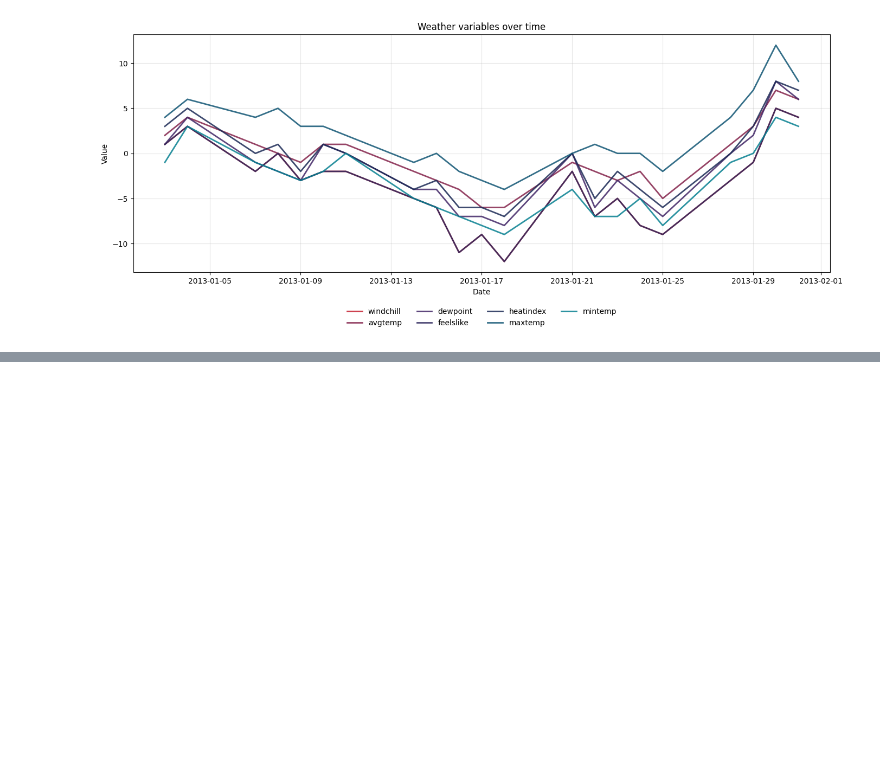
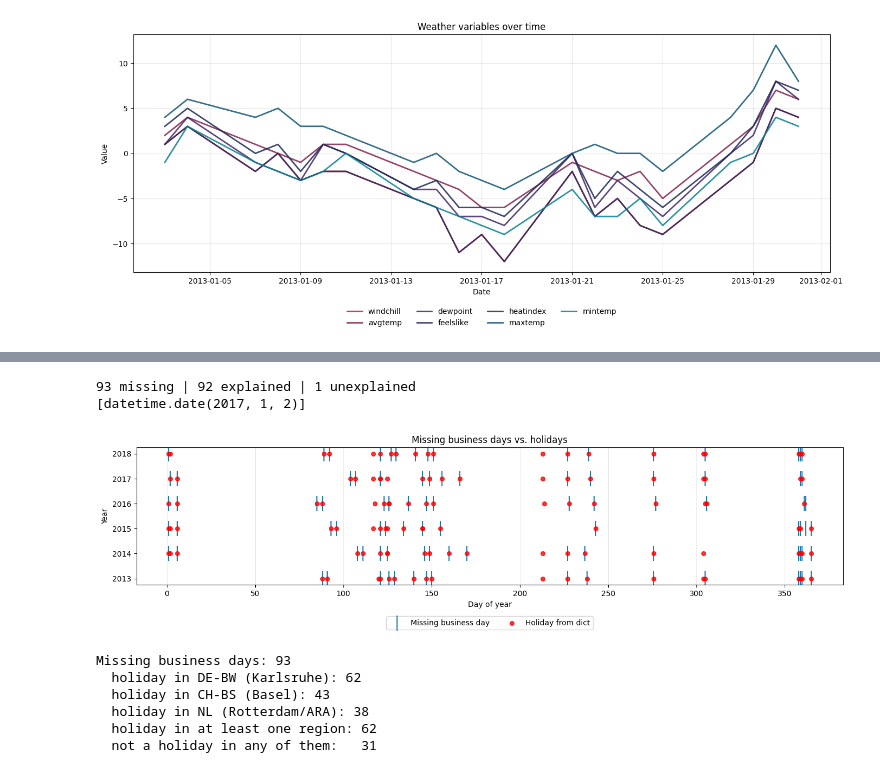
Before and after one commit to pejoCloser/Freight_Challenge, a Jupyter notebook: notebooks/01_eda_freight.ipynb, the cells around one changed output, grey strips where cells are left out. Drawn from its saved outputs; the diff is of its cells as text; code cells hidden in the pictures; blank space fills up the shorter version.

```diff
--- a/notebooks/01_eda_freight.ipynb
+++ b/notebooks/01_eda_freight.ipynb
@@ -845,0 +812,16 @@ display(table.sort_values('n_years', ascending=False))
+# %%
+expected = pd.bdate_range(df_complete["Date"].min(), df_complete["Date"].max())
+present  = set(df_complete["Date"])
+missing  = pd.DatetimeIndex([d for d in expected if d not in present])
+
+print("Expected:", len(expected), "| Present:", len(present), "| Missing:", len(missing))
+# Expected 1562 | Present 1469 | Missing 93
+
+print("Duplicates:", df_complete["Date"].duplicated().sum())      # 0
+print("Weekend rows:", (df_complete["Date"].dt.dayofweek >= 5).sum())  # 0
+
+miss = pd.DataFrame({"date": missing})
+miss["year"] = miss.date.dt.year
+miss["weekday"] = miss.date.dt.day_name()
+print(miss.groupby("year").size())          # 14-17 per year
+print(miss.weekday.value_counts())          # Mondays dominate
@@ -845,0 +909,41 @@ display(table.sort_values('n_years', ascending=False))
+# %%
+# UK substitute days when Dec 25/26 fall on a weekend
+uk_subs = pd.to_datetime(["2015-12-28", "2016-12-27"])
+
+fully_matching = summary[(summary.missing == summary.weekday_occurrences)].index
+explained = set(hol[hol.holiday.isin(fully_matching) & hol.is_missing].date) | set(uk_subs)
+
+unexplained = [d for d in missing if d not in explained]
+print(len(missing), "missing |", len(explained & set(missing)), "explained |", len(unexplained), "unexplained")
+print([d.date() for d in unexplained])
+# 93 missing | 92 explained | 1 unexplained -> [2017-01-02]
+# (2017-01-02 is the UK substitute for New Year's Day, which fell on a Sunday)
+# %% [output]
+93 missing | 92 explained | 1 unexplained
+[datetime.date(2017, 1, 2)]
+# %%
+import matplotlib.pyplot as plt
+
+# All holidays from the dict (weekday ones within the data range), already in `hol`
+# columns: holiday, date, is_missing
+
+fig, ax = plt.subplots(figsize=(14, 4))
+
+# Missing business days (blue ticks)
+ax.scatter(miss.date.dt.dayofyear, miss.year,
+           marker="|", s=400, color="tab:blue", label="Missing business day", zorder=2)
+
+# Holidays defined in the dict (red markers)
+ax.scatter(hol.date.dt.dayofyear, hol.date.dt.year,
+           marker="o", s=30, color="red", alpha=0.8, label="Holiday from dict", zorder=3)
+
+ax.set_xlabel("Day of year")
+ax.set_ylabel("Year")
+ax.set_yticks(range(2013, 2019))
+ax.set_title("Missing business days vs. holidays")
+ax.grid(axis="x", alpha=0.3)
+ax.legend(loc="upper center", bbox_to_anchor=(0.5, -0.2), ncol=2)
+plt.tight_layout()
+plt.show()
+# %% [output]
+[figure, added]
@@ -845,0 +962,23 @@ display(table.sort_values('n_years', ascending=False))
+# %%
+# 1. For each missing business day, is it a holiday in each region?
+res = pd.DataFrame({"date": missing})
+res["weekday"] = res.date.dt.day_name()
+
+for name, cal in calendars.items():
+    res[name] = res.date.map(lambda d: cal.get(d.date(), ""))
+
+region_cols = list(calendars)
+res["any_region"] = res[region_cols].ne("").any(axis=1)
+
+print("Missing business days:", len(res))
+for name in region_cols:
+    print(f"  holiday in {name}: {(res[name] != '').sum()}")
+print("  holiday in at least one region:", res.any_region.sum())
+print("  not a holiday in any of them:  ", (~res.any_region).sum())
+# %% [output]
+Missing business days: 93
+  holiday in DE-BW (Karlsruhe): 62
+  holiday in CH-BS (Basel): 43
+  holiday in NL (Rotterdam/ARA): 38
+  holiday in at least one region: 62
+  not a holiday in any of them:   31
```
Also changed, not shown: parts of 9 cells of this notebook, 1 other file.
